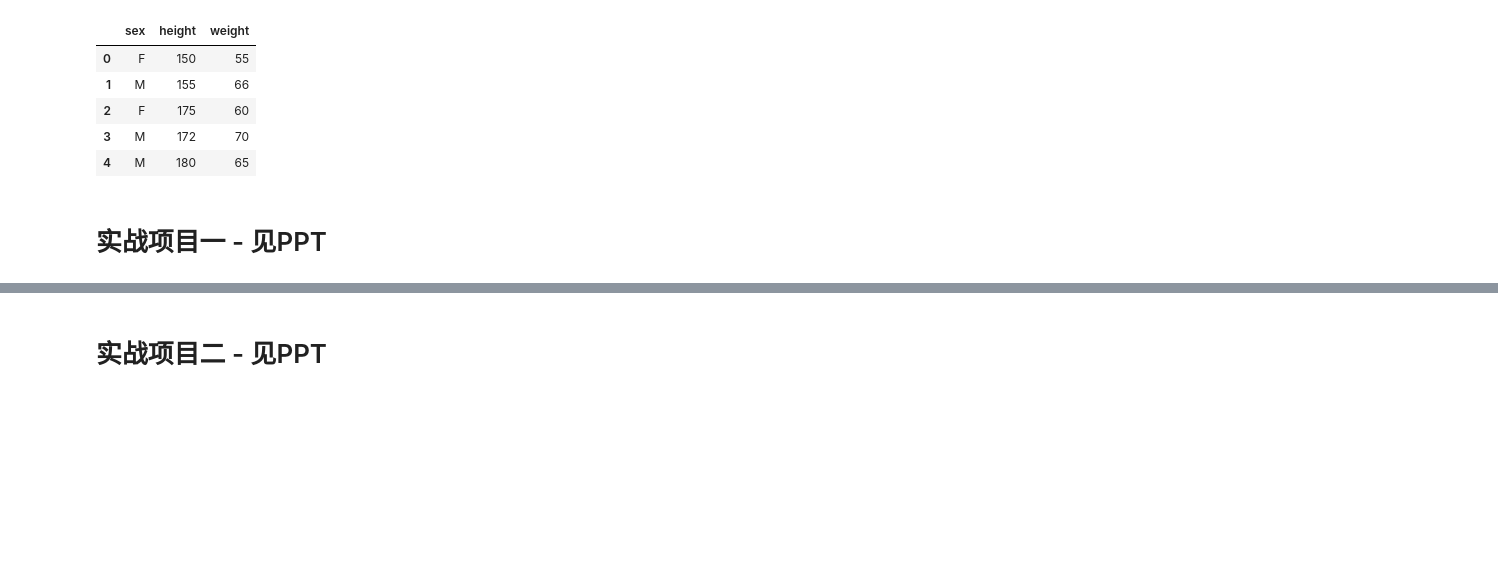
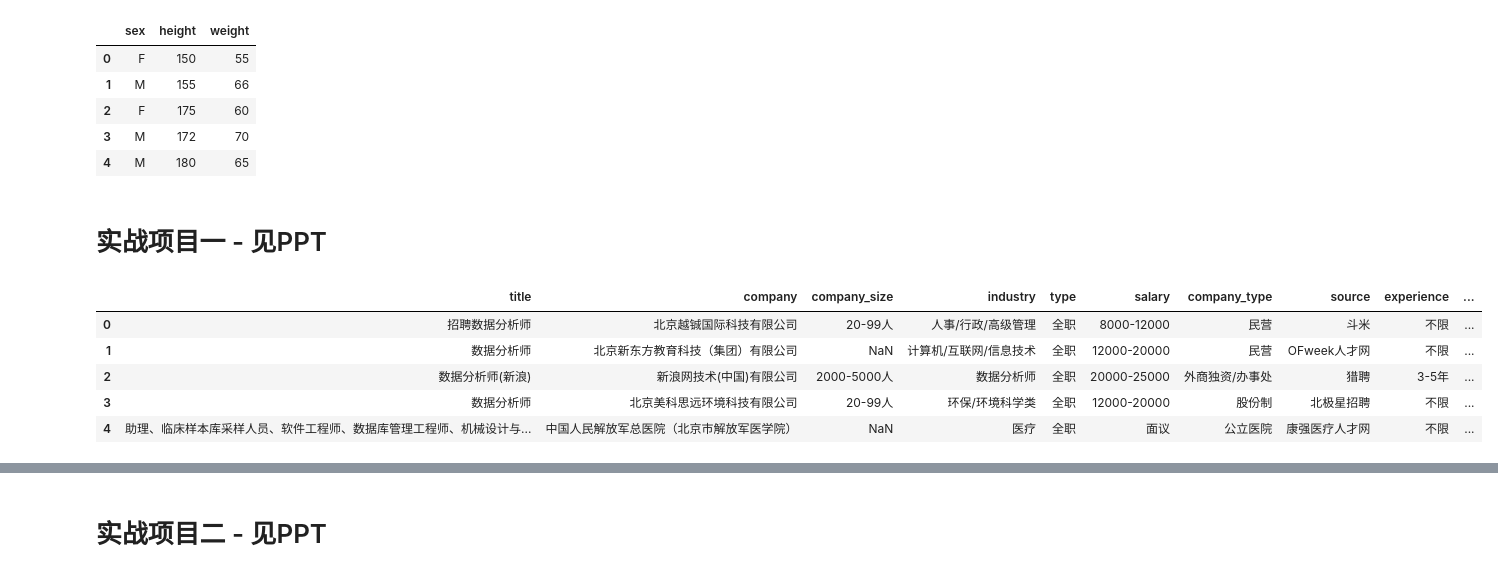
Before and after one commit to shenzhongqiang/21DayPython, a Jupyter notebook: chapter11.ipynb, the cells around one changed output, grey strips where cells are left out. Saved outputs shown, nothing was run; the diff lists cells and outputs as text; code cells hidden in the pictures; blank space fills up the shorter version.

```diff
--- a/chapter11.ipynb
+++ b/chapter11.ipynb
@@ -1004,3 +1004,16 @@ df2
 | 4 | M | 180 | 65 |
 # %% [markdown]
 # 实战项目一 - 见PPT
+# %%
+df = pd.read_csv("jobs.csv")
+# %%
+df.drop_duplicates(inplace=True)
+# %%
+df.head()
+# %% [output]
+|  | title | company | company_size | industry | type | salary | company_type | source | experience | ... |
+| 0 | 招聘数据分析师 | 北京越铖国际科技有限公司 | 20-99人 | 人事/行政/高级管理 | 全职 | 8000-12000 | 民营 | 斗米 | 不限 | ... |
+| 1 | 数据分析师 | 北京新东方教育科技（集团）有限公司 | NaN | 计算机/互联网/信息技术 | 全职 | 12000-20000 | 民营 | OFweek人才网 | 不限 | ... |
+| 2 | 数据分析师(新浪) | 新浪网技术(中国)有限公司 | 2000-5000人 | 数据分析师 | 全职 | 20000-25000 | 外商独资/办事处 | 猎聘 | 3-5年 | ... |
+| 3 | 数据分析师 | 北京美科思远环境科技有限公司 | 20-99人 | 环保/环境科学类 | 全职 | 12000-20000 | 股份制 | 北极星招聘 | 不限 | ... |
+| 4 | 助理、临床样本库采样人员、软件工程师、数据库管理工程师、机械设计与... | 中国人民解放军总医院（北京市解放军医学院） | NaN | 医疗 | 全职 | 面议 | 公立医院 | 康强医疗人才网 | 不限 | ... |
```
Also changed, not shown: parts of 26 cells of this notebook, 1 other file.
